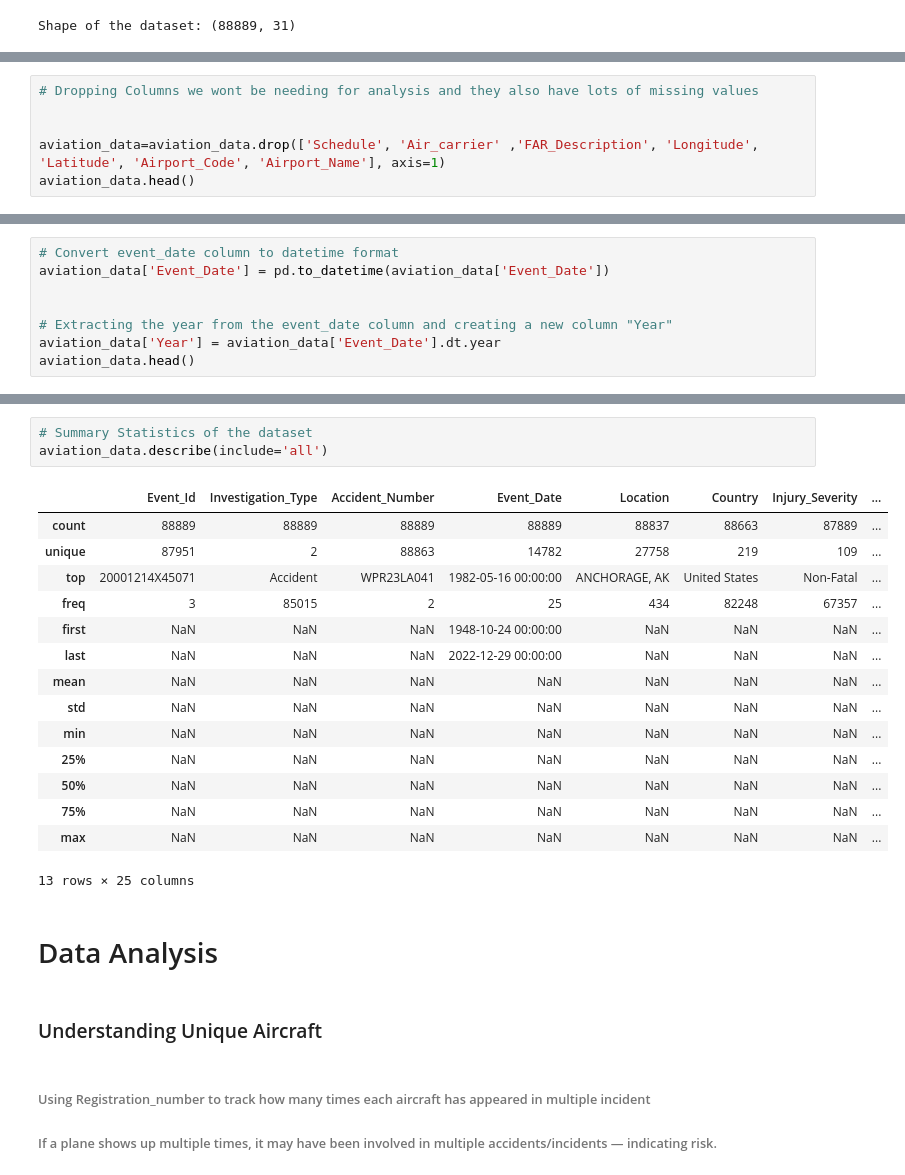
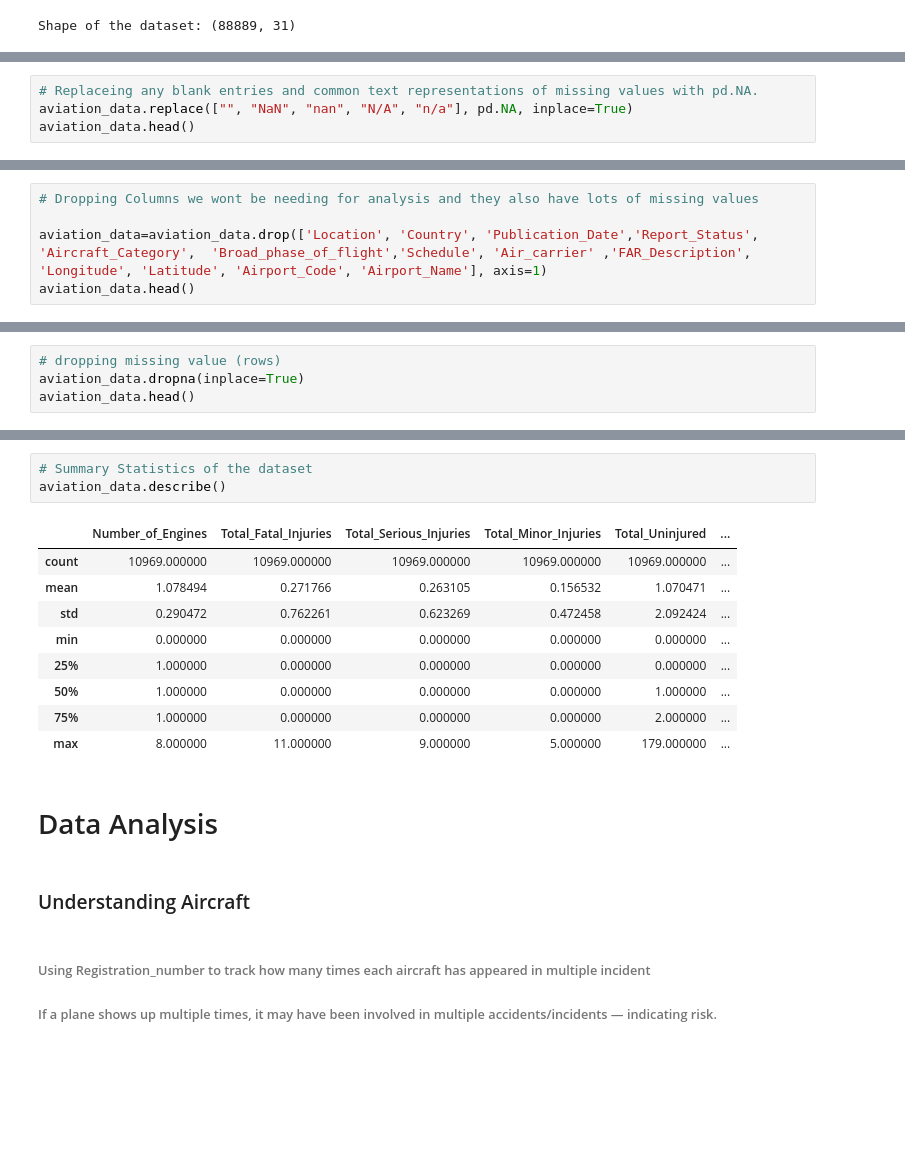
Before and after one commit to Hafsa-mohamed-Ad3n/Evaluating-Low-Risk-Aircraft-for-Growth-in-Aviation-Ventures, a Jupyter notebook: aviation.ipynb, the cells around one changed output, grey strips where cells are left out. Cells and saved outputs as stored; diff of their text form; blank space fills up the shorter version.

Commit message:
Updated gitignore & Analysis

```diff
--- a/aviation.ipynb
+++ b/aviation.ipynb
@@ -55,0 +101,4 @@ memory usage: 21.0+ MB
+# %%
+# Replaceing any blank entries and common text representations of missing values with pd.NA.
+aviation_data.replace(["", "NaN", "nan", "N/A", "n/a"], pd.NA, inplace=True)
+aviation_data.head()
@@ -94,6 +134,0 @@ Index(['Event_Id', 'Investigation_Type', 'Accident_Number', 'Event_Date',
-# %%
-# Dropping Columns we wont be needing for analysis and they also have lots of missing values
-
-
-aviation_data=aviation_data.drop(['Schedule', 'Air_carrier' ,'FAR_Description', 'Longitude', 'Latitude', 'Airport_Code', 'Airport_Name'], axis=1)
-aviation_data.head()
@@ -107,0 +176,5 @@ aviation_data.head()
+# %%
+# Dropping Columns we wont be needing for analysis and they also have lots of missing values
+
+aviation_data=aviation_data.drop(['Location', 'Country', 'Publication_Date','Report_Status', 'Aircraft_Category',  'Broad_phase_of_flight','Schedule', 'Air_carrier' ,'FAR_Description', 'Longitude', 'Latitude', 'Airport_Code', 'Airport_Name'], axis=1)
+aviation_data.head()
@@ -108,9 +213,5 @@ aviation_data.head()
 # %%
-# Convert event_date column to datetime format
-aviation_data['Event_Date'] = pd.to_datetime(aviation_data['Event_Date'])
-
-
-# Extracting the year from the event_date column and creating a new column "Year"
-aviation_data['Year'] = aviation_data['Event_Date'].dt.year
+# dropping missing value (rows)
+aviation_data.dropna(inplace=True)
 aviation_data.head()
 # %% [output]
@@ -146,27 +249,21 @@ Year                               int64
 dtype: object
 # %%
 # Summary Statistics of the dataset
-aviation_data.describe(include='all')
+aviation_data.describe()
 # %% [output]
-|  | Event_Id | Investigation_Type | Accident_Number | Event_Date | Location | Country | Injury_Severity | ... |
-| count | 88889 | 88889 | 88889 | 88889 | 88837 | 88663 | 87889 | ... |
-| unique | 87951 | 2 | 88863 | 14782 | 27758 | 219 | 109 | ... |
-| top | 20001214X45071 | Accident | WPR23LA041 | 1982-05-16 00:00:00 | ANCHORAGE, AK | United States | Non-Fatal | ... |
-| freq | 3 | 85015 | 2 | 25 | 434 | 82248 | 67357 | ... |
-| first | NaN | NaN | NaN | 1948-10-24 00:00:00 | NaN | NaN | NaN | ... |
-| last | NaN | NaN | NaN | 2022-12-29 00:00:00 | NaN | NaN | NaN | ... |
-| mean | NaN | NaN | NaN | NaN | NaN | NaN | NaN | ... |
-| std | NaN | NaN | NaN | NaN | NaN | NaN | NaN | ... |
-| min | NaN | NaN | NaN | NaN | NaN | NaN | NaN | ... |
-| 25% | NaN | NaN | NaN | NaN | NaN | NaN | NaN | ... |
-| 50% | NaN | NaN | NaN | NaN | NaN | NaN | NaN | ... |
-| 75% | NaN | NaN | NaN | NaN | NaN | NaN | NaN | ... |
-| max | NaN | NaN | NaN | NaN | NaN | NaN | NaN | ... |
+|  | Number_of_Engines | Total_Fatal_Injuries | Total_Serious_Injuries | Total_Minor_Injuries | Total_Uninjured | ... |
+| count | 10969.000000 | 10969.000000 | 10969.000000 | 10969.000000 | 10969.000000 | ... |
+| mean | 1.078494 | 0.271766 | 0.263105 | 0.156532 | 1.070471 | ... |
+| std | 0.290472 | 0.762261 | 0.623269 | 0.472458 | 2.092424 | ... |
+| min | 0.000000 | 0.000000 | 0.000000 | 0.000000 | 0.000000 | ... |
+| 25% | 1.000000 | 0.000000 | 0.000000 | 0.000000 | 0.000000 | ... |
+| 50% | 1.000000 | 0.000000 | 0.000000 | 0.000000 | 1.000000 | ... |
+| 75% | 1.000000 | 0.000000 | 0.000000 | 0.000000 | 2.000000 | ... |
+| max | 8.000000 | 11.000000 | 9.000000 | 5.000000 | 179.000000 | ... |
-13 rows × 25 columns
 # %% [markdown]
 # Data Analysis
 # %% [markdown]
-### Understanding Unique Aircraft
+### Understanding Aircraft
 # %% [markdown]
 ###### Using Registration_number to track how many times each aircraft has appeared in multiple incident
 
```
Also changed, not shown: parts of 61 cells of this notebook, 1 other file.
